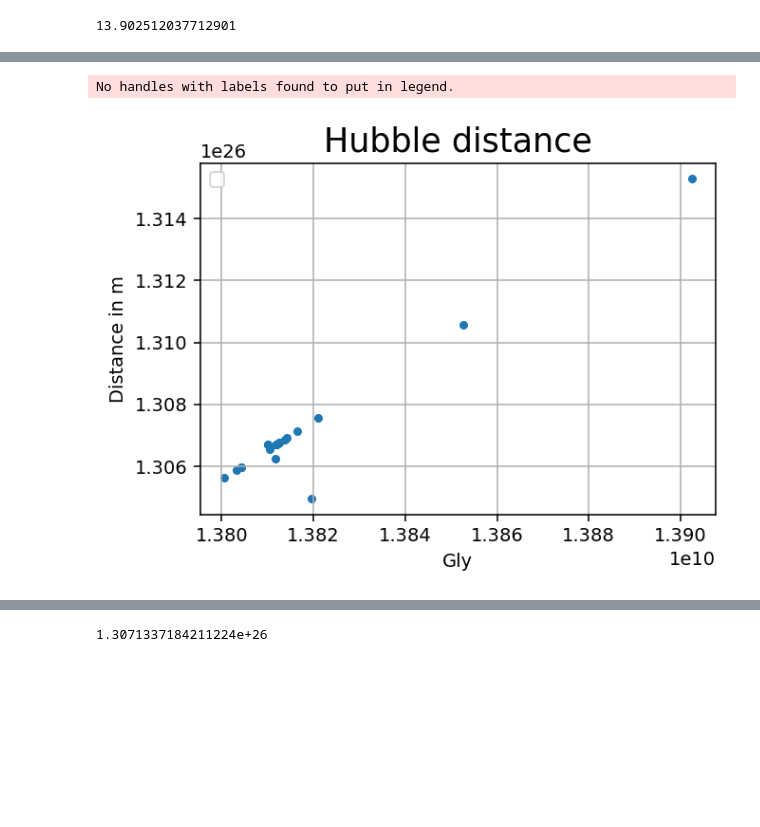
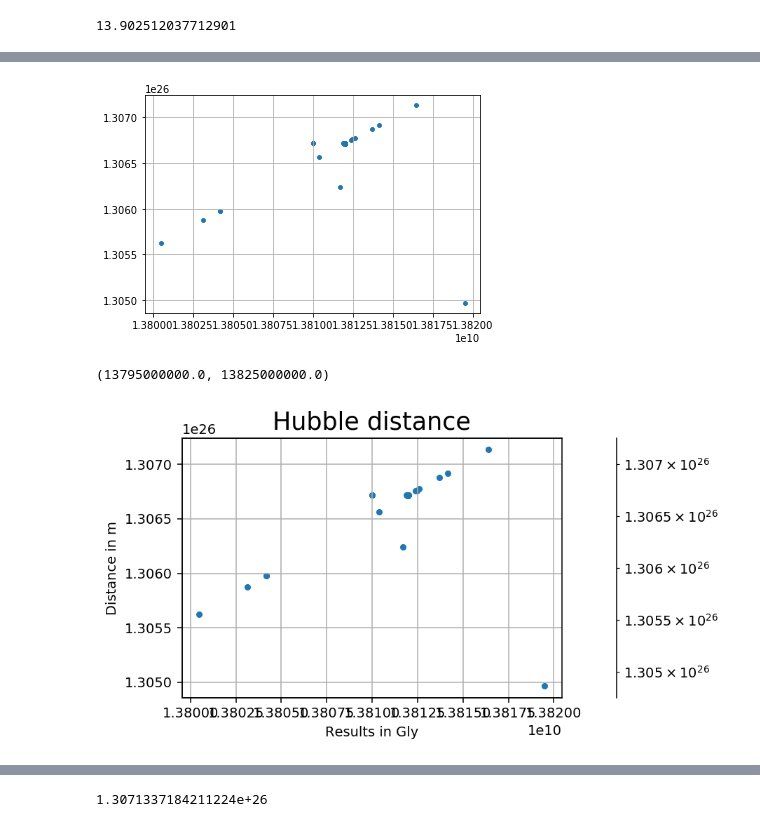
Before and after one commit to LaGuer/hubble-radius, a Jupyter notebook: hubble-radius.ipynb, the cells around one changed output, grey strips where cells are left out. Drawn from its saved outputs; the diff is of its cells as text; code cells hidden in the pictures; blank space fills up the shorter version.

```diff
--- a/hubble-radius.ipynb
+++ b/hubble-radius.ipynb
@@ -315,20 +383,71 @@ max    1.390251e+10  1.315279e+26
+# %%
+from mpl_toolkits.axes_grid1 import host_subplot
+import mpl_toolkits.axisartist as AA
+import matplotlib.pyplot as plt
+fig, ax = plt.subplots()
+ax.set_xscale('linear', basex=2)
+ax.set_yscale('linear', basey=2)
+ax.scatter(df.iloc[:,[2,2]], df.iloc[:,[3,3]], s=12 )
+ax.grid()
+#host = host_subplot(111, axes_class=AA.Axes)
+#par2 = host.twiny()
+#p3, = par2.plot([0, 10, 14], [0, 1.6, 83096], label="Velocity")
+#ax.set_xlim(13.795*10**9, 13.905*10**9)
+#par2.set_xlim(-0.5, 8)
+#par2.set_ylim(0, 10e99)
+
+#host.legend()
+
+#host.axis["bottom"].label.set_color(p1.get_color())
+#par2.axis["bottom"].label.set_color(p3.get_color())
+plt.show()
+# %% [output]
+[figure, added]
 # %%
 #colors = np.where(df.iloc[:,[2,3]] > 300, 'r', 'k')
 #df.iloc[:,[2,3]]
 w = 5
 h = 3.5
 d = 140
 plt.figure(figsize=(w, h), dpi=d)
 plt.scatter(df.iloc[:,[2,2]], df.iloc[:,[3,3]], s=12 )
+plt.grid()
 #plt.plot(df.iloc[:,[3,3]], df.iloc[:,[2,2]], '.')
 #plt.plot(df.iloc[:,[2,2]], df.iloc[:,[3,3]], lw=3)
 plt.ylabel('Distance in m')
-plt.xlabel('Gly')
+plt.xlabel('Results in Gly')
 plt.title('Hubble distance', fontsize=18, color="black")
-plt.legend(loc=2) # upper left corner
+ax3.set_xlabel(r"Result of g(5) and g(6) follow the law: $exp(2**(n/4))$", fontsize=6, color="blue")
+#plt.legend(loc=2) # upper left corner
 #plt.xlabel('Number of peculiar dimensions in the bosonic string theory: n = 4k+2')
 #plt.ylabel(r'Macro: lnln$\frac{\lambdabar_{Macro}}{\lambdabar_e}$', fontsize=10, color="red")
-plt.grid()
+ax2 = plt.twinx()
+for label in ax2.get_xticklabels():
+    label.set_color("grey")
+ax2.xaxis.set_label_position('top')
+ax2.yaxis.set_label_position('right')
+ax2.tick_params(axis='x', colors="C1")
+ax2.tick_params(axis='y', colors="C1")
+ax2.set_ylim(1.30475*10**26, 1.30725*10**26)
+ax2.set_yscale('log',basey=10)
+ax2.spines['right'].set_position(('outward', 40))
+#ax3 = plt.twiny()
+ax3.set_xlabel(r"Best results follow the law: $exp(2^{n/4})$", fontsize=6, color="blue")
+#for label in ax3.get_yticklabels():
+#    label.set_color("grey")
+#ax3.xaxis.set_label_position('top')
+#ax3.yaxis.set_label_position('right')
+#ax3.tick_params(axis='x', colors="C2")
+#ax3.tick_params(axis='y', colors="C2")
+ax3.set_xlim(13.795*10**9, 13.825*10**9)
+#ax3.set_xscale('log',basex=10)
+#ax3.set_xscale('linear', basex=10**9)
+#ax3.spines['bottom'].set_position(('outward', 40))
+
+# Slope
+#x4 = [13.8e9, 1.304e26]
+#y4 = [13.9e9, 1.316e26]
+#plt.plot(x4, y4, color="red", lw=1, linestyle=':', label=r"Slope ln2/4")
 # %% [output]
-No handles with labels found to put in legend.
+(13795000000.0, 13825000000.0)
-[figure, old version]
+[figure, new version]
```
Also changed, not shown: parts of 18 cells of this notebook.
